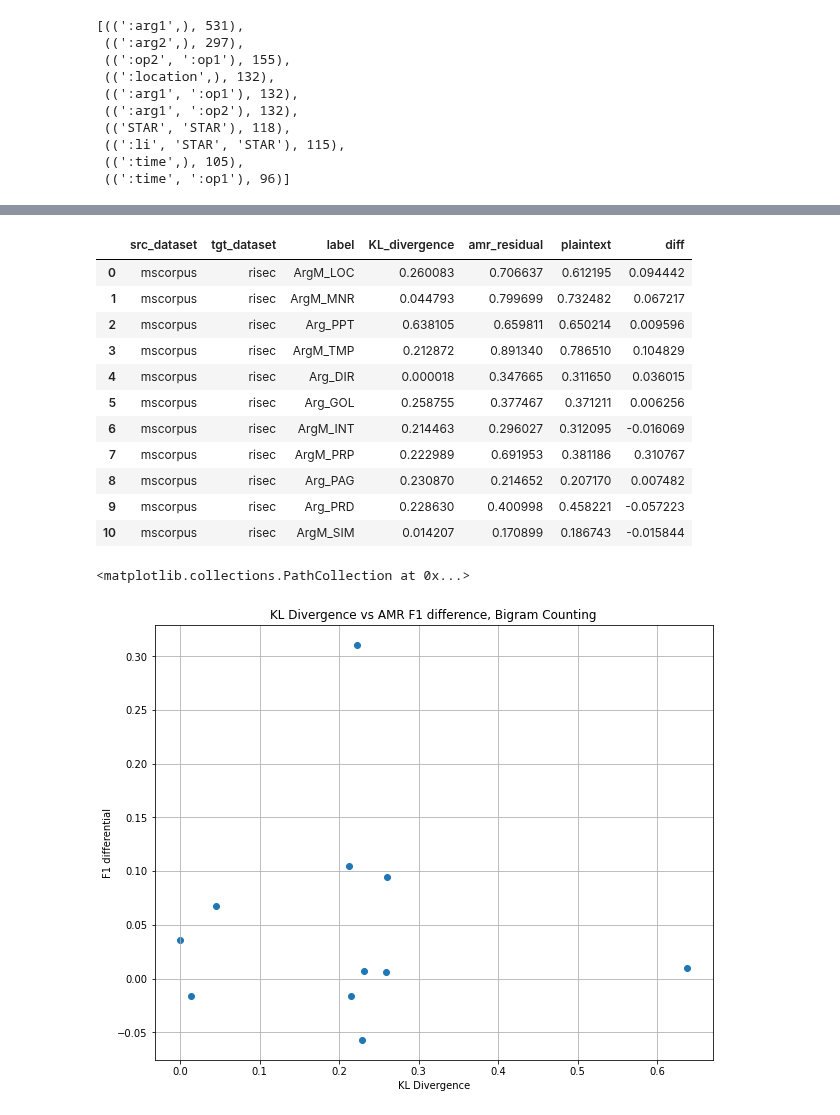
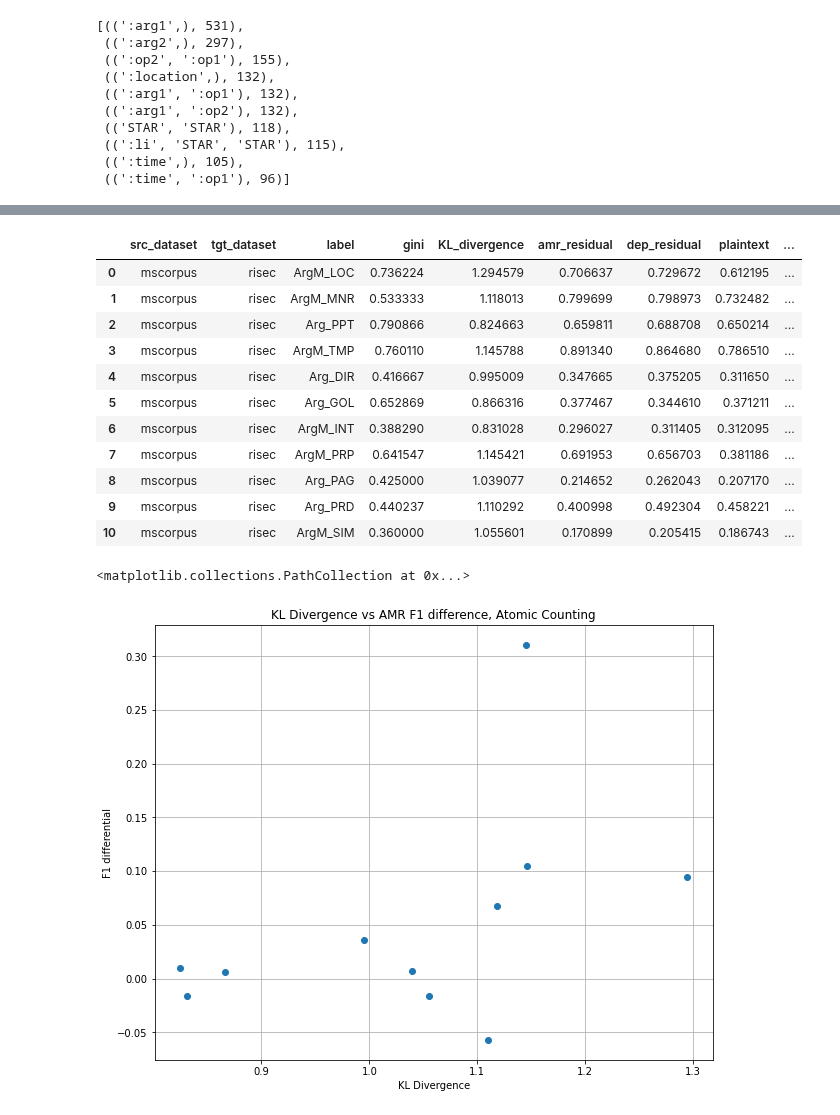
Before and after one commit to ShoRit/flow_graphs, a Jupyter notebook: code/analysis_notebooks/amr_correlation_analysis.ipynb, the cells around one changed output, grey strips where cells are left out. Saved outputs shown, nothing was run; the diff lists cells and outputs as text; code cells hidden in the pictures.

```diff
--- a/code/analysis_notebooks/amr_correlation_analysis.ipynb
+++ b/code/analysis_notebooks/amr_correlation_analysis.ipynb
@@ -206,3 +211,15 @@ def kl_divergence(src_distro_counter, tgt_distro_counter):
         divergence += p_x * np.log(p_x/q_x)
 
     return divergence
+
+
+def gini_coefficient(distro_counter):
+    n = len(distro_counter)
+    mean = sum(distro_counter.values()) / n
+    rma_diff = 0
+    for key_i, count_i in distro_counter.items():
+        for key_j, count_j in distro_counter.items():
+            rma_diff += np.abs(count_i - count_j)
+
+    gini_coef = rma_diff / (2 * n**2 * mean)
+    return gini_coef
@@ -217,7 +238,16 @@ kl_divergence(unigram_counters["mscorpus"]["train"]["ALL"], unigram_counters["ri
 # %%
-kl_div_dicts = []
+metrics_dicts = []
 
-counters = bigram_counters
+COUNTER_TYPE = "atomic"
+
+counter_types = {
+    "atomic": atomic_counters,
+    "unigram": unigram_counters,
+    "bigram": bigram_counters
+
+}
+
+counters = counter_types[COUNTER_TYPE]
 
 for src_dataset in datasets:
     for tgt_dataset in datasets:
@@ -225,9 +255,10 @@ for src_dataset in datasets:
             src_counter = counters[src_dataset]["train"]["ALL"]
             tgt_counter = counters[tgt_dataset]["test"][label]
             div = kl_divergence(src_counter, tgt_counter)
-            kl_div_dicts.append({"src_dataset": src_dataset, "tgt_dataset": tgt_dataset, "label": label, "KL_divergence": div})
+            gini_coef = gini_coefficient(tgt_counter)
+            metrics_dicts.append({"src_dataset": src_dataset, "tgt_dataset": tgt_dataset, "label": label,"gini": gini_coef, "KL_divergence": div})
 
-div_df = pd.DataFrame(kl_div_dicts)
+div_df = pd.DataFrame(metrics_dicts)
 # %%
 msc_risec_df = pd.read_csv("mscorpus_risec_50.csv")
 msc_risec_df["label"] = msc_risec_df["label"].str.replace("_f1", "")
@@ -267,26 +298,26 @@ div_msc_risec
 joint_df = div_msc_risec.merge(msc_risec_df, on="label")
 joint_df
 # %% [output]
-|  | src_dataset | tgt_dataset | label | KL_divergence | amr_residual | plaintext | diff |
-| 0 | mscorpus | risec | ArgM_LOC | 0.260083 | 0.706637 | 0.612195 | 0.094442 |
-| 1 | mscorpus | risec | ArgM_MNR | 0.044793 | 0.799699 | 0.732482 | 0.067217 |
-| 2 | mscorpus | risec | Arg_PPT | 0.638105 | 0.659811 | 0.650214 | 0.009596 |
-| 3 | mscorpus | risec | ArgM_TMP | 0.212872 | 0.891340 | 0.786510 | 0.104829 |
-| 4 | mscorpus | risec | Arg_DIR | 0.000018 | 0.347665 | 0.311650 | 0.036015 |
-| 5 | mscorpus | risec | Arg_GOL | 0.258755 | 0.377467 | 0.371211 | 0.006256 |
-| 6 | mscorpus | risec | ArgM_INT | 0.214463 | 0.296027 | 0.312095 | -0.016069 |
-| 7 | mscorpus | risec | ArgM_PRP | 0.222989 | 0.691953 | 0.381186 | 0.310767 |
-| 8 | mscorpus | risec | Arg_PAG | 0.230870 | 0.214652 | 0.207170 | 0.007482 |
-| 9 | mscorpus | risec | Arg_PRD | 0.228630 | 0.400998 | 0.458221 | -0.057223 |
-| 10 | mscorpus | risec | ArgM_SIM | 0.014207 | 0.170899 | 0.186743 | -0.015844 |
+|  | src_dataset | tgt_dataset | label | gini | KL_divergence | amr_residual | dep_residual | plaintext | ... |
+| 0 | mscorpus | risec | ArgM_LOC | 0.736224 | 1.294579 | 0.706637 | 0.729672 | 0.612195 | ... |
+| 1 | mscorpus | risec | ArgM_MNR | 0.533333 | 1.118013 | 0.799699 | 0.798973 | 0.732482 | ... |
+| 2 | mscorpus | risec | Arg_PPT | 0.790866 | 0.824663 | 0.659811 | 0.688708 | 0.650214 | ... |
+| 3 | mscorpus | risec | ArgM_TMP | 0.760110 | 1.145788 | 0.891340 | 0.864680 | 0.786510 | ... |
+| 4 | mscorpus | risec | Arg_DIR | 0.416667 | 0.995009 | 0.347665 | 0.375205 | 0.311650 | ... |
+| 5 | mscorpus | risec | Arg_GOL | 0.652869 | 0.866316 | 0.377467 | 0.344610 | 0.371211 | ... |
+| 6 | mscorpus | risec | ArgM_INT | 0.388290 | 0.831028 | 0.296027 | 0.311405 | 0.312095 | ... |
+| 7 | mscorpus | risec | ArgM_PRP | 0.641547 | 1.145421 | 0.691953 | 0.656703 | 0.381186 | ... |
+| 8 | mscorpus | risec | Arg_PAG | 0.425000 | 1.039077 | 0.214652 | 0.262043 | 0.207170 | ... |
+| 9 | mscorpus | risec | Arg_PRD | 0.440237 | 1.110292 | 0.400998 | 0.492304 | 0.458221 | ... |
+| 10 | mscorpus | risec | ArgM_SIM | 0.360000 | 1.055601 | 0.170899 | 0.205415 | 0.186743 | ... |
 # %%
 fig, ax = plt.subplots(figsize=(10,8))
-ax.set_title("KL Divergence vs AMR F1 difference, Bigram Counting")
+ax.set_title("KL Divergence vs AMR F1 difference, Atomic Counting")
 ax.grid()
 ax.set_xlabel("KL Divergence")
 ax.set_ylabel("F1 differential")
 
 ax.scatter(x=joint_df["KL_divergence"], y=joint_df["diff"])
 # %% [output]
 <matplotlib.collections.PathCollection at 0x...>
-[figure, old version]
+[figure, new version]
```
Also changed, not shown: parts of 11 cells of this notebook, 2 other files.
